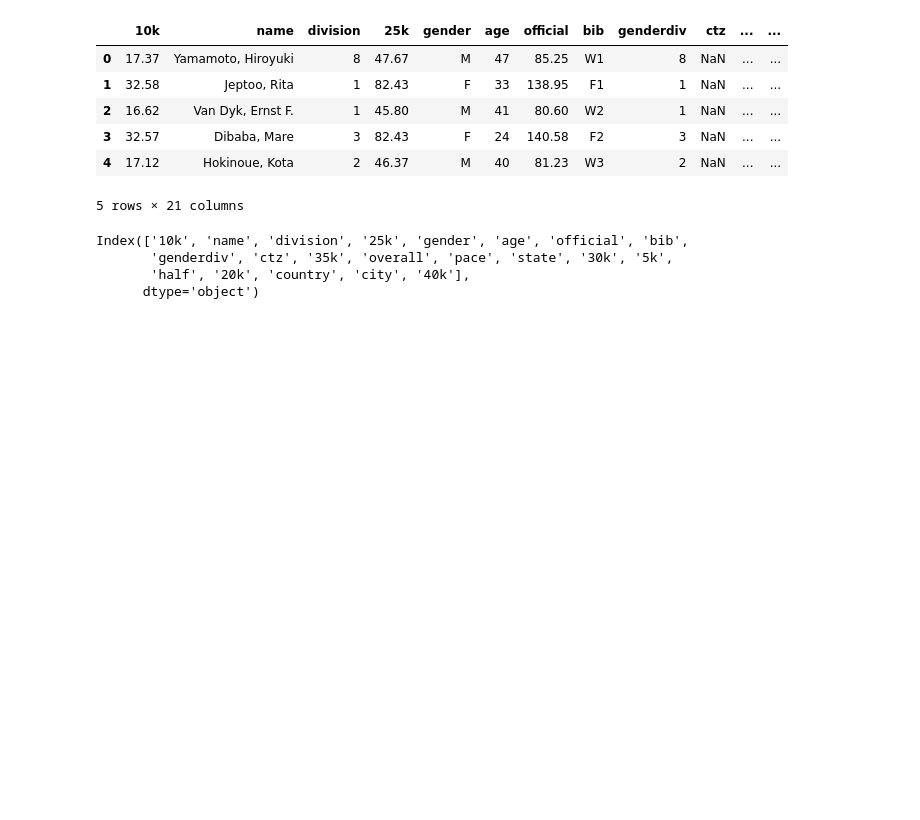
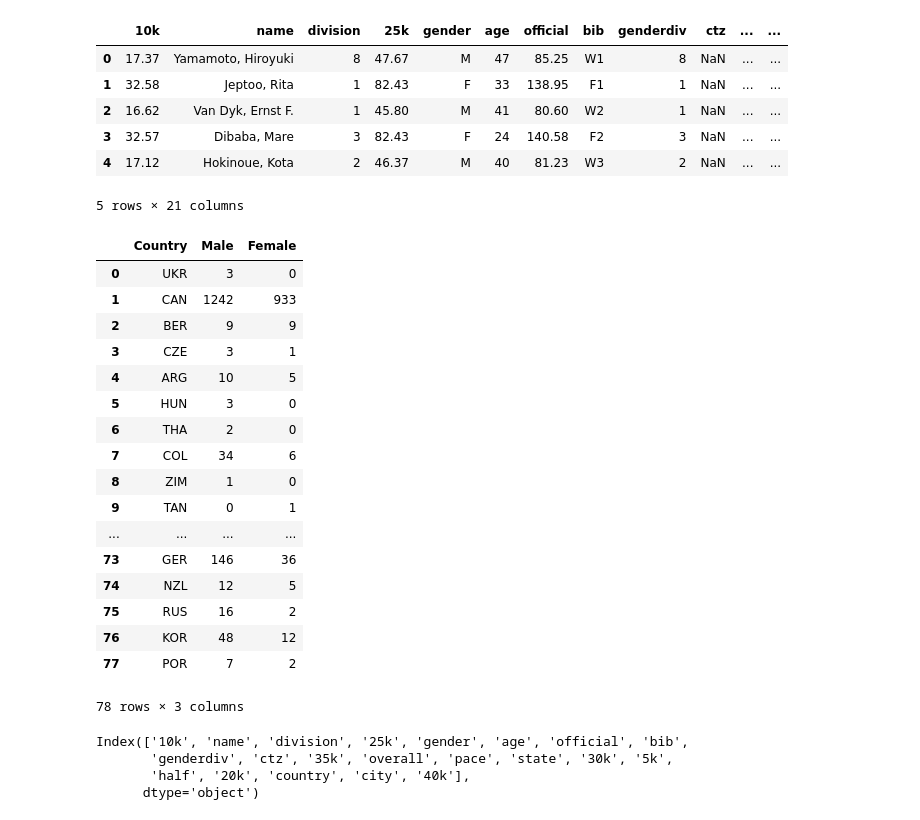
Before and after one commit to Tinsae/Thinkful-Data-Science, a Jupyter notebook: DS/Unit 4/4.2.5 Boston Marathon.ipynb, the cells around one changed output. Drawn from its saved outputs; the diff is of its cells as text; code cells hidden in the pictures; blank space fills up the shorter version.

```diff
--- a/DS/Unit 4/4.2.5 Boston Marathon.ipynb
+++ b/DS/Unit 4/4.2.5 Boston Marathon.ipynb
@@ -22,6 +22,43 @@ boston.head()
 | 3 | 32.57 | Dibaba, Mare | 3 | 82.43 | F | 24 | 140.58 | F2 | 3 | NaN | ... | ... |
 | 4 | 17.12 | Hokinoue, Kota | 2 | 46.37 | M | 40 | 81.23 | W3 | 2 | NaN | ... | ... |
 5 rows × 21 columns
+# %%
+gender_counter = \
+{c:[0,0] for c in set(boston.country)}
+for c in gender_counter.keys():
+  cf = boston[boston.country == c]
+  vc = cf.gender.value_counts()
+  if 'M' in vc.index:
+    gender_counter[c][0] = vc['M']
+  if 'F' in vc.index:
+        gender_counter[c][1] = vc['F']
+#gender_counter
+# %%
+gender_counter_df = pd.DataFrame()
+the_counts = np.array(list(gender_counter.values()))
+gender_counter_df['Country'] = gender_counter.keys()
+gender_counter_df['Male'] = the_counts[:, 0]
+gender_counter_df['Female'] = the_counts[:, 1]
+gender_counter_df
+# %% [output]
+|  | Country | Male | Female |
+| 0 | UKR | 3 | 0 |
+| 1 | CAN | 1242 | 933 |
+| 2 | BER | 9 | 9 |
+| 3 | CZE | 3 | 1 |
+| 4 | ARG | 10 | 5 |
+| 5 | HUN | 3 | 0 |
+| 6 | THA | 2 | 0 |
+| 7 | COL | 34 | 6 |
+| 8 | ZIM | 1 | 0 |
+| 9 | TAN | 0 | 1 |
+| ... | ... | ... | ... |
+| 73 | GER | 146 | 36 |
+| 74 | NZL | 12 | 5 |
+| 75 | RUS | 16 | 2 |
+| 76 | KOR | 48 | 12 |
+| 77 | POR | 7 | 2 |
+78 rows × 3 columns
 # %%
 boston.columns
 # %% [output]
```
Also changed, not shown: 3 other files.
